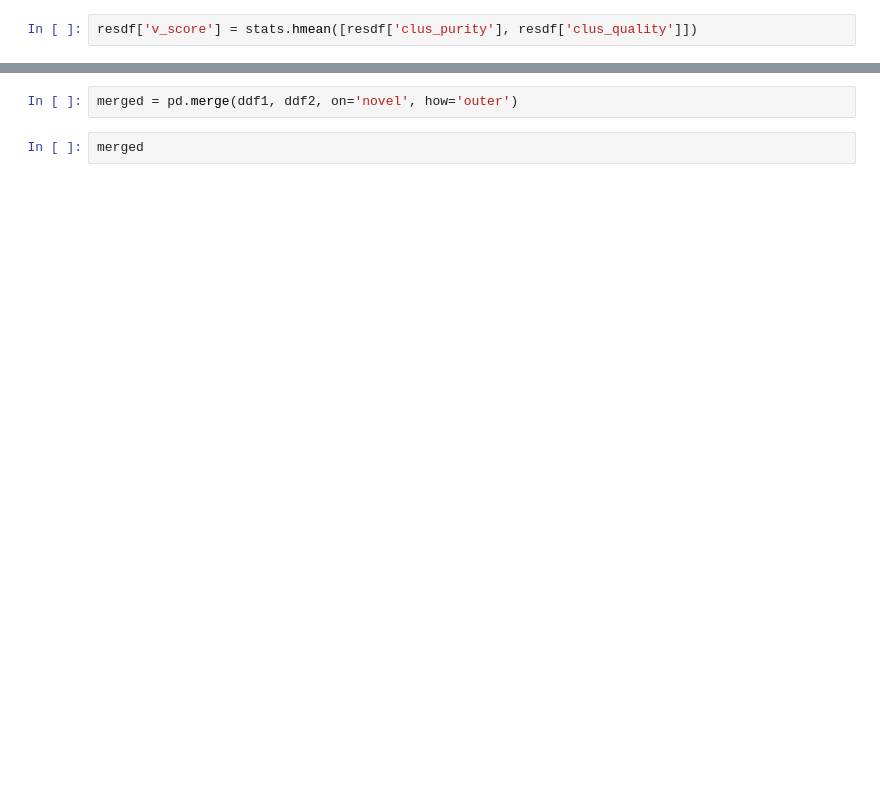
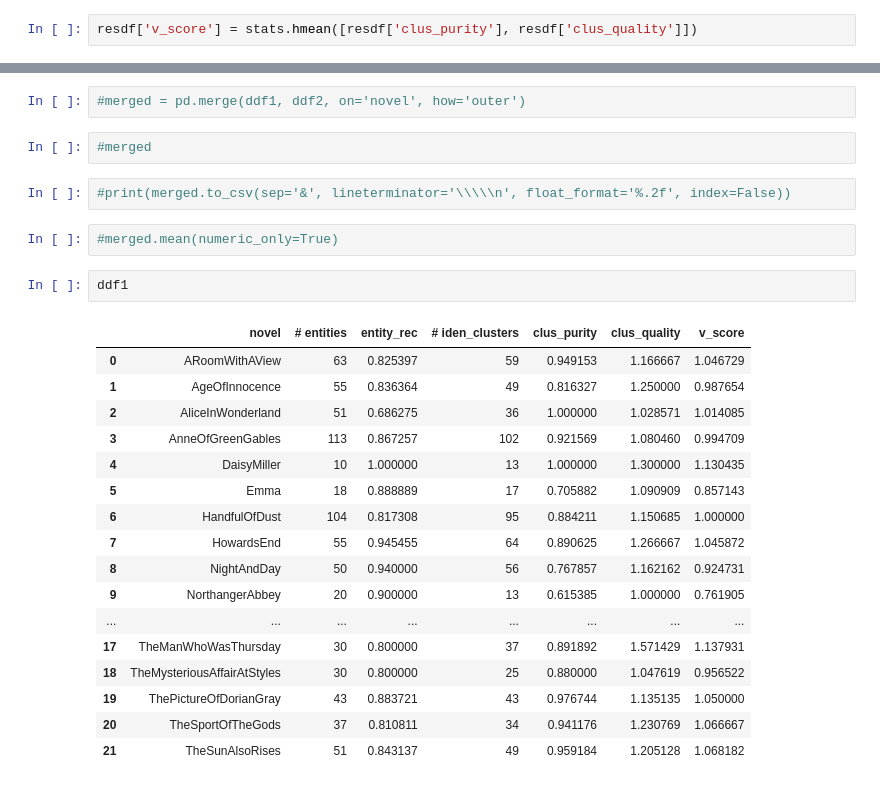
Before and after one commit to mikeicd/speaker-attribution-acl2023, a Jupyter notebook: mentions-eval.ipynb, the cells around one changed output, grey strips where cells are left out. Drawn from its saved outputs; the diff is of its cells as text; blank space fills up the shorter version.

```diff
--- a/mentions-eval.ipynb
+++ b/mentions-eval.ipynb
@@ -96,5 +389,29 @@ ddf2 = gdf[['novel', 'entity_rec', '# iden_clusters', 'clus_purity', 'clus_quali
 # %%
-merged = pd.merge(ddf1, ddf2, on='novel', how='outer')
+#merged = pd.merge(ddf1, ddf2, on='novel', how='outer')
-# %%
-merged
+# %%
+#merged
+# %%
+#print(merged.to_csv(sep='&', lineterminator='\\\\\n', float_format='%.2f', index=False))
+# %%
+#merged.mean(numeric_only=True)
+# %%
+ddf1
+# %% [output]
+|  | novel | # entities | entity_rec | # iden_clusters | clus_purity | clus_quality | v_score |
+| 0 | ARoomWithAView | 63 | 0.825397 | 59 | 0.949153 | 1.166667 | 1.046729 |
+| 1 | AgeOfInnocence | 55 | 0.836364 | 49 | 0.816327 | 1.250000 | 0.987654 |
+| 2 | AliceInWonderland | 51 | 0.686275 | 36 | 1.000000 | 1.028571 | 1.014085 |
+| 3 | AnneOfGreenGables | 113 | 0.867257 | 102 | 0.921569 | 1.080460 | 0.994709 |
+| 4 | DaisyMiller | 10 | 1.000000 | 13 | 1.000000 | 1.300000 | 1.130435 |
+| 5 | Emma | 18 | 0.888889 | 17 | 0.705882 | 1.090909 | 0.857143 |
+| 6 | HandfulOfDust | 104 | 0.817308 | 95 | 0.884211 | 1.150685 | 1.000000 |
+| 7 | HowardsEnd | 55 | 0.945455 | 64 | 0.890625 | 1.266667 | 1.045872 |
+| 8 | NightAndDay | 50 | 0.940000 | 56 | 0.767857 | 1.162162 | 0.924731 |
+| 9 | NorthangerAbbey | 20 | 0.900000 | 13 | 0.615385 | 1.000000 | 0.761905 |
+| ... | ... | ... | ... | ... | ... | ... | ... |
+| 17 | TheManWhoWasThursday | 30 | 0.800000 | 37 | 0.891892 | 1.571429 | 1.137931 |
+| 18 | TheMysteriousAffairAtStyles | 30 | 0.800000 | 25 | 0.880000 | 1.047619 | 0.956522 |
+| 19 | ThePictureOfDorianGray | 43 | 0.883721 | 43 | 0.976744 | 1.135135 | 1.050000 |
+| 20 | TheSportOfTheGods | 37 | 0.810811 | 34 | 0.941176 | 1.230769 | 1.066667 |
+| 21 | TheSunAlsoRises | 51 | 0.843137 | 49 | 0.959184 | 1.205128 | 1.068182 |
 # %%
```
Also changed, not shown: parts of 33 cells of this notebook.
